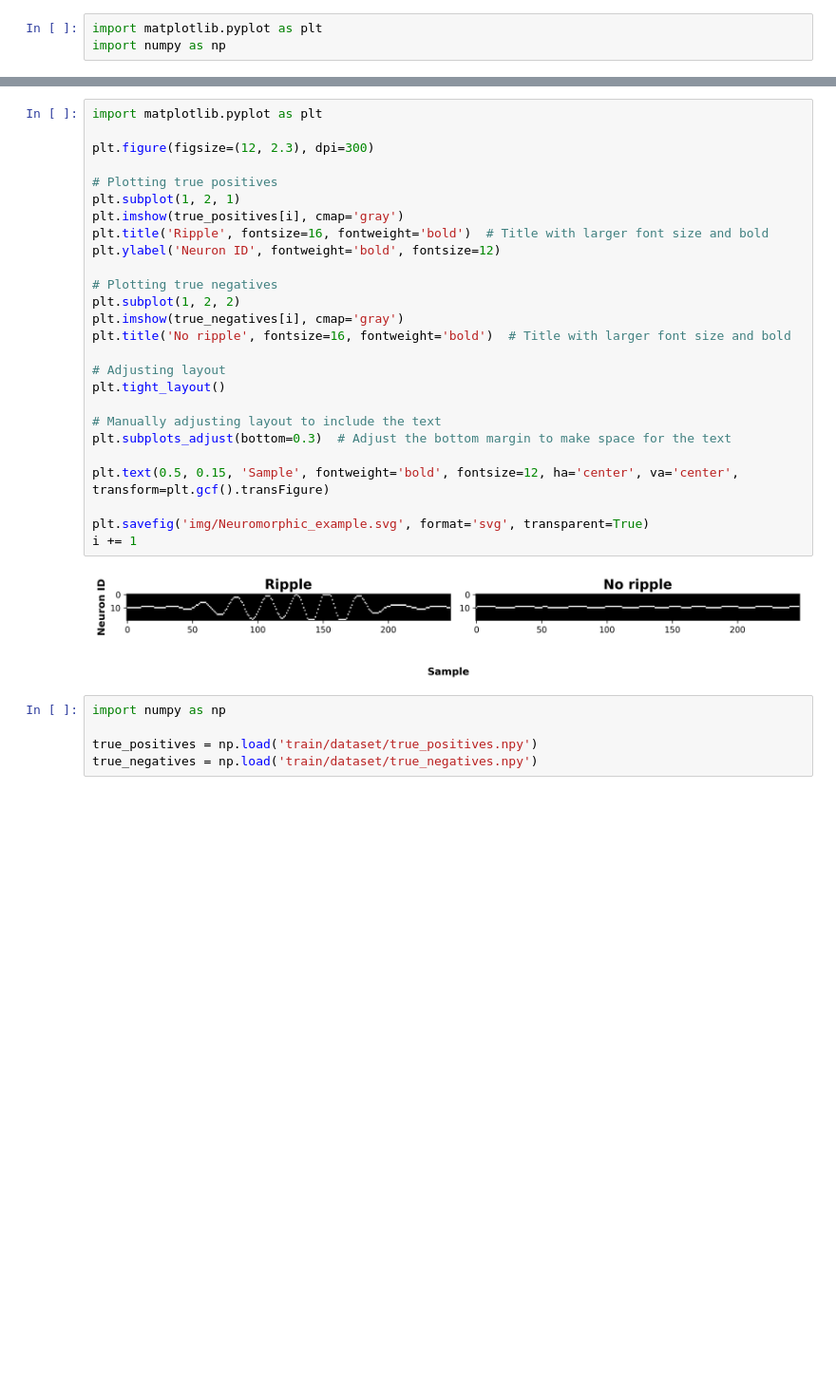
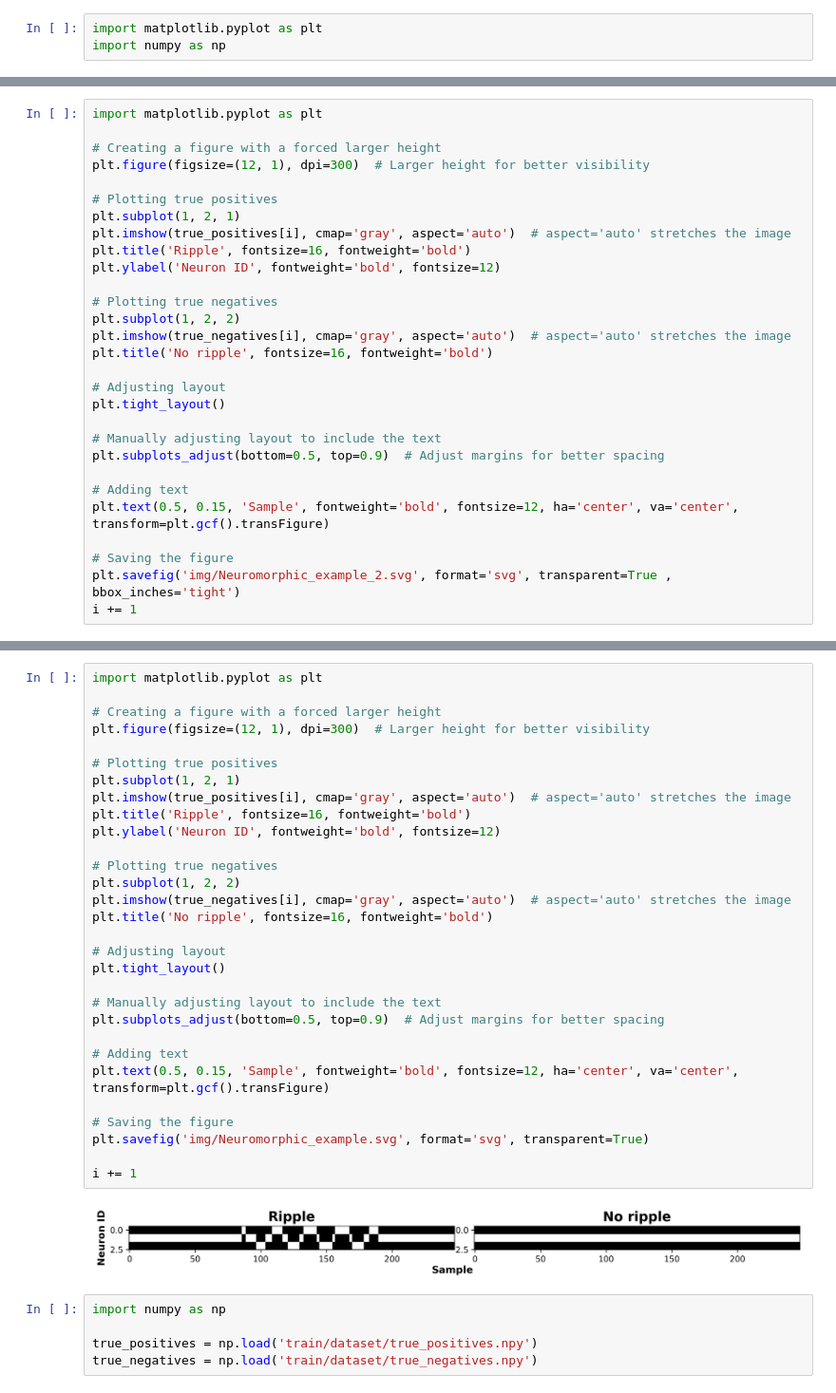
Before and after one commit to MarcosOriolPago/LAVA_SNN_ripples, a Jupyter notebook: extract_Nripples/pruebas.ipynb, the cells around one changed output, grey strips where cells are left out. Shown at 95% size. Cells and saved outputs as stored; diff of their text form; blank space fills up the shorter version.

```diff
--- a/extract_Nripples/pruebas.ipynb
+++ b/extract_Nripples/pruebas.ipynb
@@ -10,0 +11,29 @@ true_negatives = np.load('train/n_dataset/n_true_negatives.npy')
+# %%
+import matplotlib.pyplot as plt
+
+# Creating a figure with a forced larger height
+plt.figure(figsize=(12, 1), dpi=300)  # Larger height for better visibility
+
+# Plotting true positives
+plt.subplot(1, 2, 1)
+plt.imshow(true_positives[i], cmap='gray', aspect='auto')  # aspect='auto' stretches the image
+plt.title('Ripple', fontsize=16, fontweight='bold')
+plt.ylabel('Neuron ID', fontweight='bold', fontsize=12)
+
+# Plotting true negatives
+plt.subplot(1, 2, 2)
+plt.imshow(true_negatives[i], cmap='gray', aspect='auto')  # aspect='auto' stretches the image
+plt.title('No ripple', fontsize=16, fontweight='bold')
+
+# Adjusting layout
+plt.tight_layout()
+
+# Manually adjusting layout to include the text
+plt.subplots_adjust(bottom=0.5, top=0.9)  # Adjust margins for better spacing
+
+# Adding text
+plt.text(0.5, 0.15, 'Sample', fontweight='bold', fontsize=12, ha='center', va='center', transform=plt.gcf().transFigure)
+
+# Saving the figure
+plt.savefig('img/Neuromorphic_example_2.svg', format='svg', transparent=True , bbox_inches='tight')
+i += 1
@@ -11,31 +42,35 @@ true_negatives = np.load('train/n_dataset/n_true_negatives.npy')
 # %%
 import matplotlib.pyplot as plt
 
-plt.figure(figsize=(12, 2.3), dpi=300)
+# Creating a figure with a forced larger height
+plt.figure(figsize=(12, 1), dpi=300)  # Larger height for better visibility
 
 # Plotting true positives
 plt.subplot(1, 2, 1)
-plt.imshow(true_positives[i], cmap='gray')
-plt.title('Ripple', fontsize=16, fontweight='bold')  # Title with larger font size and bold
+plt.imshow(true_positives[i], cmap='gray', aspect='auto')  # aspect='auto' stretches the image
+plt.title('Ripple', fontsize=16, fontweight='bold')
 plt.ylabel('Neuron ID', fontweight='bold', fontsize=12)
 
 # Plotting true negatives
 plt.subplot(1, 2, 2)
-plt.imshow(true_negatives[i], cmap='gray')
-plt.title('No ripple', fontsize=16, fontweight='bold')  # Title with larger font size and bold
+plt.imshow(true_negatives[i], cmap='gray', aspect='auto')  # aspect='auto' stretches the image
+plt.title('No ripple', fontsize=16, fontweight='bold')
 
 # Adjusting layout
 plt.tight_layout()
 
 # Manually adjusting layout to include the text
-plt.subplots_adjust(bottom=0.3)  # Adjust the bottom margin to make space for the text
+plt.subplots_adjust(bottom=0.5, top=0.9)  # Adjust margins for better spacing
 
+# Adding text
 plt.text(0.5, 0.15, 'Sample', fontweight='bold', fontsize=12, ha='center', va='center', transform=plt.gcf().transFigure)
 
+# Saving the figure
 plt.savefig('img/Neuromorphic_example.svg', format='svg', transparent=True)
+
 i += 1
 # %% [output]
-[figure, old version]
+[figure, new version]
 # %%
 import numpy as np
 
```
Also changed, not shown: parts of 4 cells of this notebook, 22 other files.
